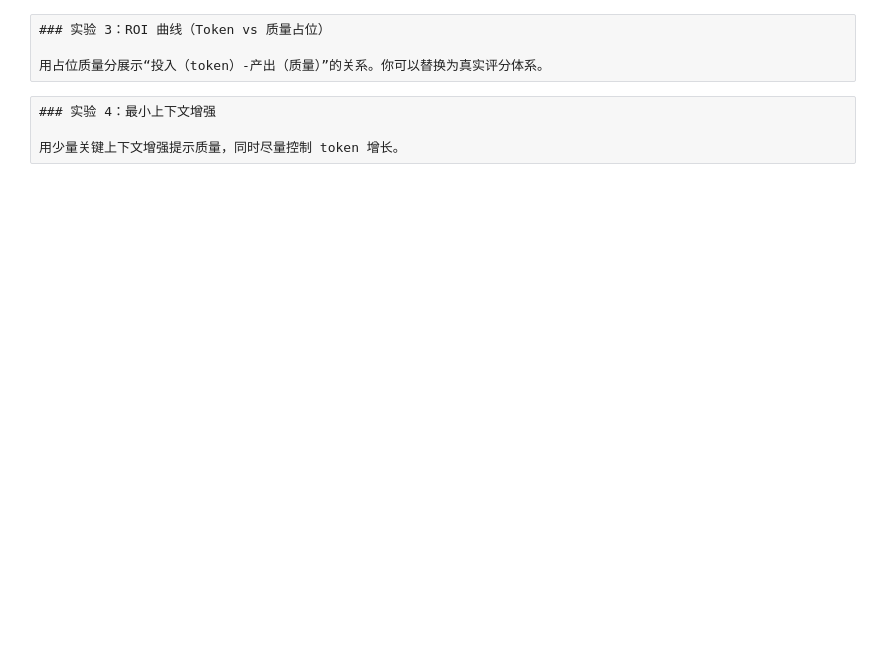
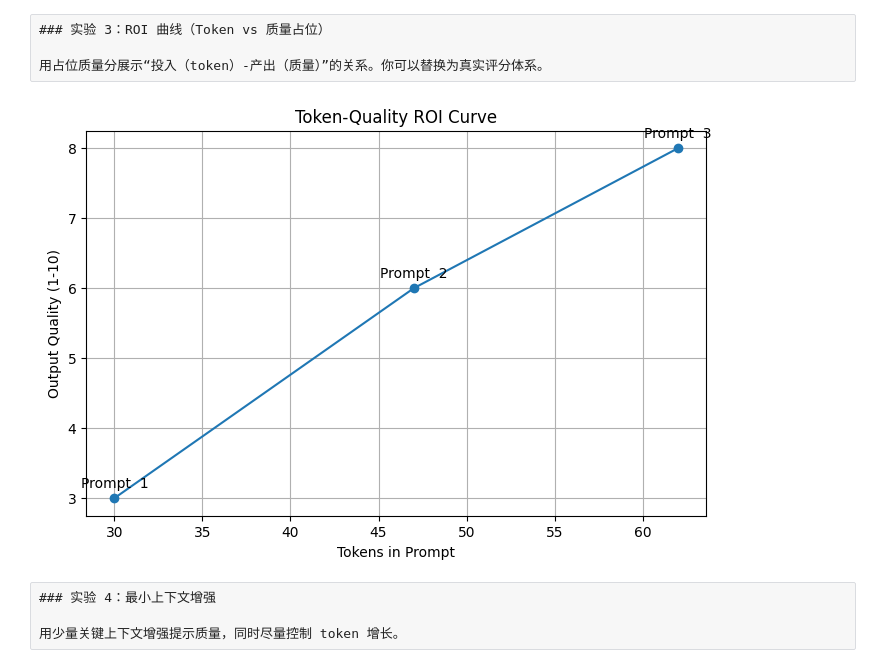
Before and after one commit to FlyAIBox/Context-Engineering, a Jupyter notebook: 10_guides_zero_to_hero/01_min_prompt.ipynb, the cells around one changed output. Cells and saved outputs as stored; diff of their text form; code cells hidden in the pictures; blank space fills up the shorter version.

```diff
--- a/10_guides_zero_to_hero/01_min_prompt.ipynb
+++ b/10_guides_zero_to_hero/01_min_prompt.ipynb
@@ -21,26 +44,33 @@ except Exception:
     HAS_MPL = False
 
 # OpenAI 环境配置
-USE_OPENAI = bool(os.getenv("OPENAI_API_KEY"))
+USE_OPENAI = bool(os.getenv("OPENAI_API_KEY","TRUE"))
 DEFAULT_MODEL = os.getenv("OPENAI_MODEL", "gpt-4o-mini")
+OPENAI_API_KEY = os.getenv("OPENAI_API_KEY","sk-R2utGqjya03Bgnc77273729e7b73457e97A140D79bF3B944") # Added API Key variable
+OPENAI_BASE_URL = os.getenv("OPENAI_BASE_URL","https://api.apiyi.com/v1") # Added Base URL variable
 
 if USE_OPENAI:
     try:
         from openai import OpenAI
-        openai_client: Optional[OpenAI] = OpenAI()
+        openai_client: Optional[OpenAI] = OpenAI(api_key=OPENAI_API_KEY, base_url=OPENAI_BASE_URL) # Added api_key and base_url
+        from tiktoken import encoding_for_model
+        ENC = encoding_for_model(DEFAULT_MODEL)
     except Exception:
         openai_client = None
         USE_OPENAI = False
 else:
     openai_client = None
 
+
 class SimpleLLM:
-    def __init__(self, model_name: str = "dummy-model"):
+    def __init__(self, model_name: str = "gpt-4o-mini"):
         self.model_name = model_name
         self.total_tokens_used = 0
         self.total_requests = 0
 
     def count_tokens(self, text: str) -> int:
+        if USE_OPENAI and 'ENC' in globals():
+            return len(ENC.encode(text))
         return len(text.split())
 
     def generate(self, prompt: str) -> str:
@@ -60,6 +90,7 @@ class SimpleLLM:
         self.total_requests += 1
         return f"[未检测到 OPENAI_API_KEY，返回占位响应。你的提示约计 {tokens} 个 token。]"
 
+
     def get_stats(self) -> Dict[str, Any]:
         return {
             "total_tokens": self.total_tokens_used,
@@ -110,20 +177,43 @@ for i, p in enumerate(prompts, 1):
 
 用占位质量分展示“投入（token）-产出（质量）”的关系。你可以替换为真实评分体系。
 # %%
+# 假设的输出质量评分列表，对应于 results 列表中的每个提示
 quality_scores = [3, 6, 8]
+
+# 检查是否安装了 matplotlib 库
 if HAS_MPL:
+    # 创建一个新的图形和轴
     plt.figure(figsize=(8, 5))
+
+    # 从 results 列表中提取每个提示的 token 数量作为 x 轴数据
     xs = [r["tokens"] for r in results]
+
+    # 绘制 Token 数与输出质量之间的关系图
     plt.plot(xs, quality_scores, marker='o')
-    plt.xlabel('提示 Token 数')
-    plt.ylabel('输出质量（占位 1-10）')
-    plt.title('Token–质量 ROI（示意）')
+
+    # 设置 x 轴标签
+    plt.xlabel('Tokens in Prompt')
+
+    # 设置 y 轴标签
+    plt.ylabel('Output Quality (1-10)')
+
+    # 设置图表标题
+    plt.title('Token-Quality ROI Curve')
+
+    # 添加网格线
     plt.grid(True)
+
+    # 在每个数据点上添加提示编号的标注
     for i, (x, y) in enumerate(zip(xs, quality_scores), 1):
-        plt.annotate(f"提示 {i}", (x, y), textcoords="offset points", xytext=(0, 8), ha='center')
+        plt.annotate(f"Prompt  {i}", (x, y), textcoords="offset points", xytext=(0, 8), ha='center')
+
+    # 显示图表
     plt.show()
 else:
+    # 如果未安装 matplotlib，则打印提示信息
     print("[未安装 matplotlib，跳过绘图]")
+# %% [output]
+[figure, added]
 # %% [raw]
 ### 实验 4：最小上下文增强
 
```
Also changed, not shown: parts of 30 cells of this notebook.
